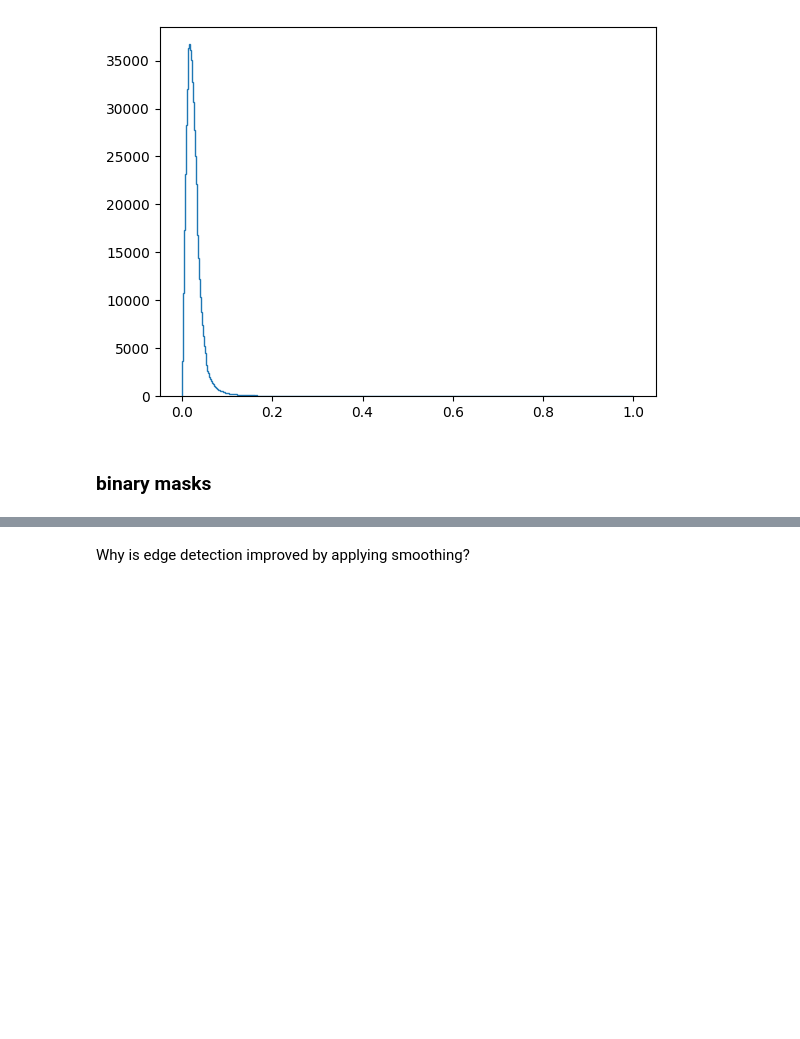
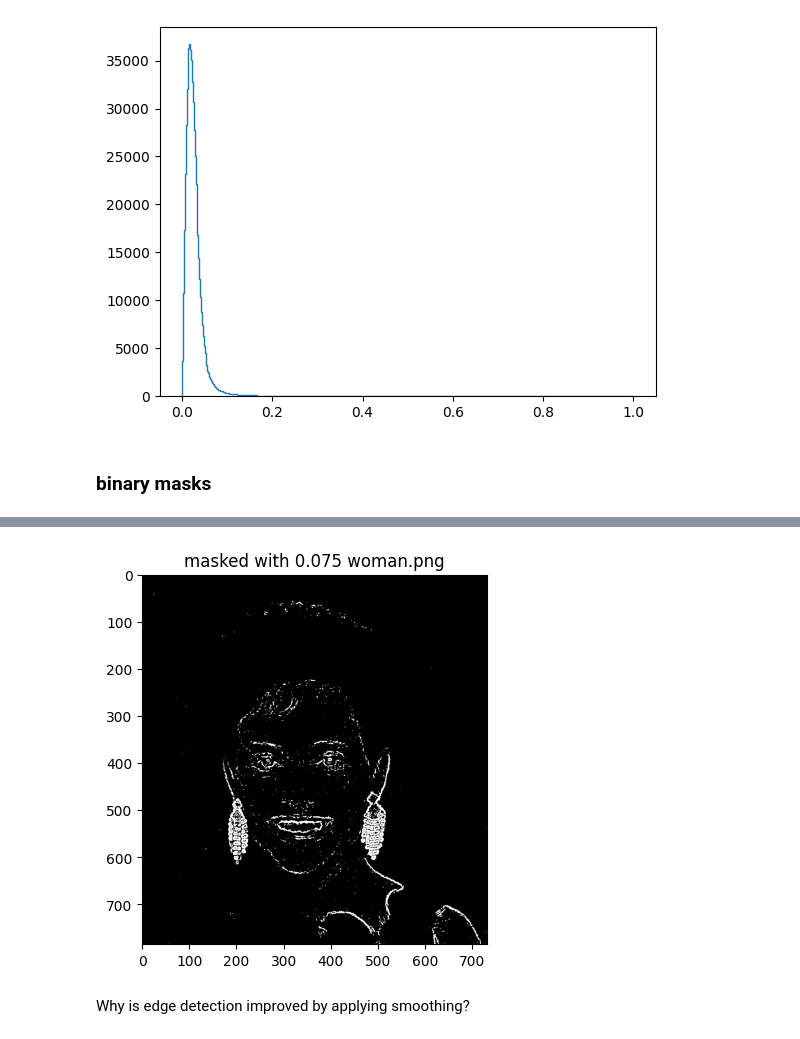
Before and after one commit to marekd6/CV1_labs, a Jupyter notebook: Assignment 02-20251125/cv1_2_2.ipynb, the cells around one changed output, grey strips where cells are left out. Saved outputs shown, nothing was run; the diff lists cells and outputs as text; code cells hidden in the pictures; blank space fills up the shorter version.

```diff
--- a/Assignment 02-20251125/cv1_2_2.ipynb
+++ b/Assignment 02-20251125/cv1_2_2.ipynb
@@ -113,3 +92,7 @@ plt.imshow(masked_FS, cmap=plt.cm.gray)
+# %%
+masked_FS = binary_mask(FS, ts, pth)
+# %% [output]
+[figure, added]
 # %% [markdown]
  Why is edge detection improved by applying smoothing?
 # %% [markdown]
```
Also changed, not shown: parts of 30 cells of this notebook.
